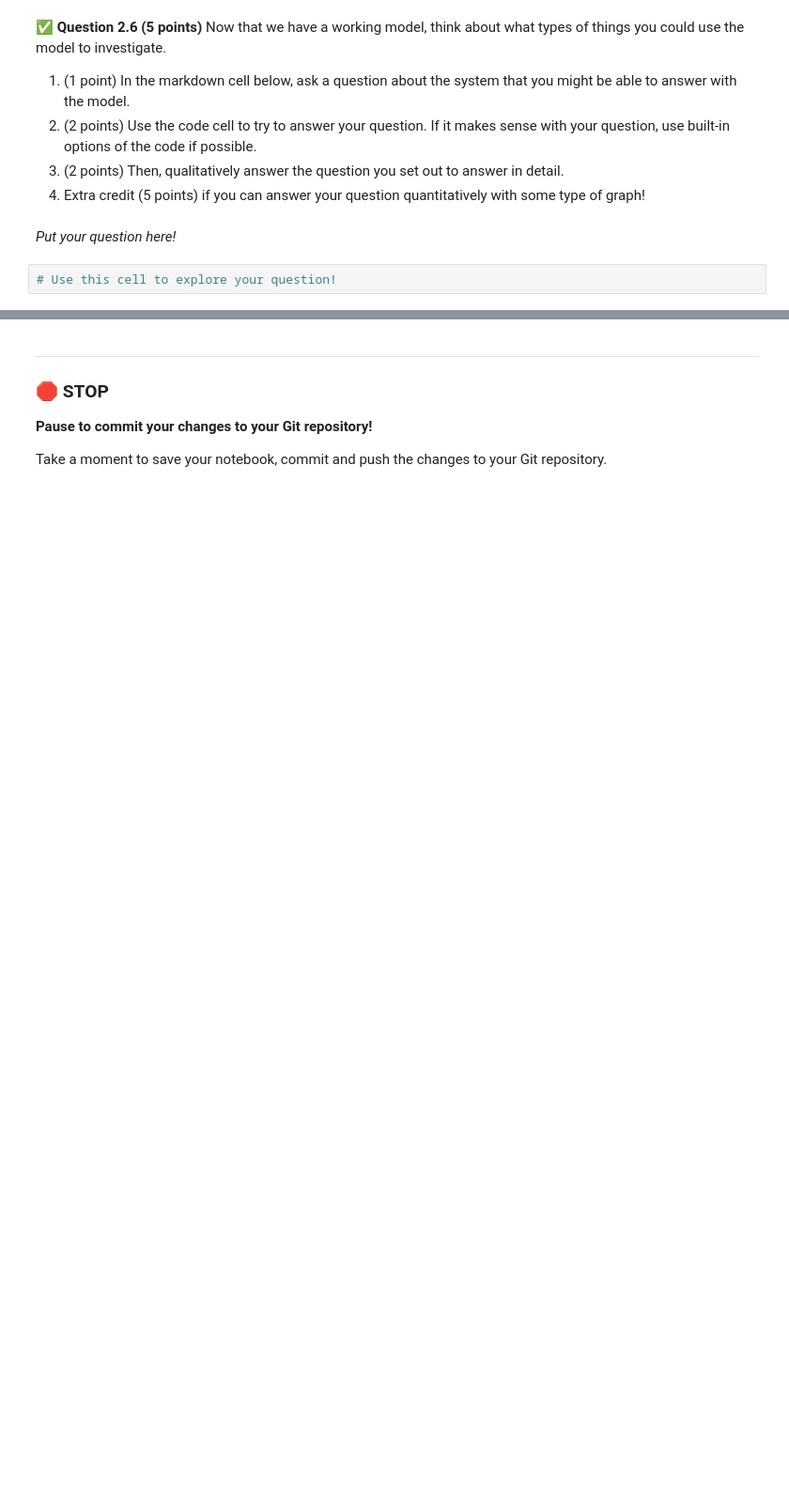
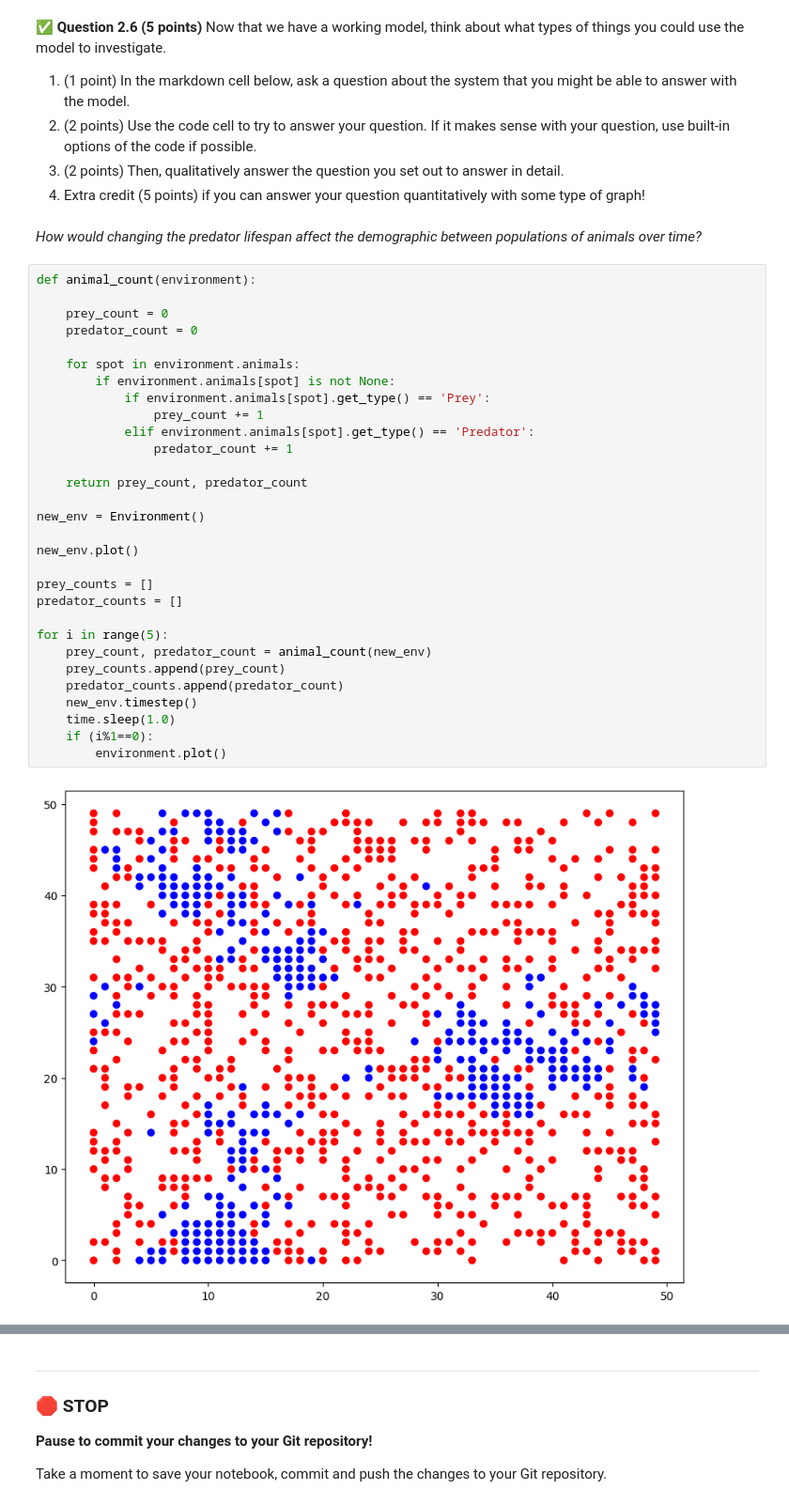
Before and after one commit to arshwasnik/cmse202-s26-turnin, a Jupyter notebook: hw-02/HW-02_ABMandGraphTheory-STUDENT.ipynb, the cells around one changed output, grey strips where cells are left out. Shown at 94% size. Drawn from its saved outputs; the diff is of its cells as text; blank space fills up the shorter version.

```diff
--- a/hw-02/HW-02_ABMandGraphTheory-STUDENT.ipynb
+++ b/hw-02/HW-02_ABMandGraphTheory-STUDENT.ipynb
@@ -354,6 +467,36 @@ for i in range(20):
 3. (2 points) Then, qualitatively answer the question you set out to answer in detail.
 4. Extra credit (5 points) if you can answer your question quantitatively with some type of graph!
 # %% [markdown]
-*Put your question here!*
+*How would changing the predator lifespan affect the demographic between populations of animals over time?*
 # %%
-# Use this cell to explore your question!
+def animal_count(environment):
+
+    prey_count = 0
+    predator_count = 0
+
+    for spot in environment.animals:
+        if environment.animals[spot] is not None:
+            if environment.animals[spot].get_type() == 'Prey':
+                prey_count += 1
+            elif environment.animals[spot].get_type() == 'Predator':
+                predator_count += 1
+
+    return prey_count, predator_count
+
+new_env = Environment()
+
+new_env.plot()
+
+prey_counts = []
+predator_counts = []
+
+for i in range(5):
+    prey_count, predator_count = animal_count(new_env)
+    prey_counts.append(prey_count)
+    predator_counts.append(predator_count)
+    new_env.timestep()
+    time.sleep(1.0)
+    if (i%1==0):
+        environment.plot()
+# %% [output]
+[figure, added]
```
Also changed, not shown: parts of 12 cells of this notebook.
